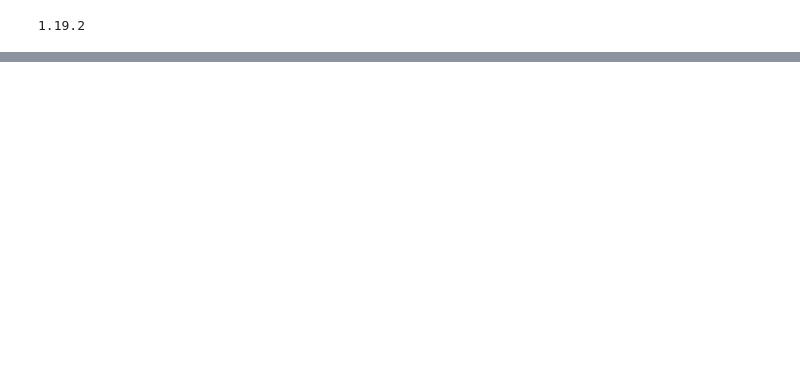
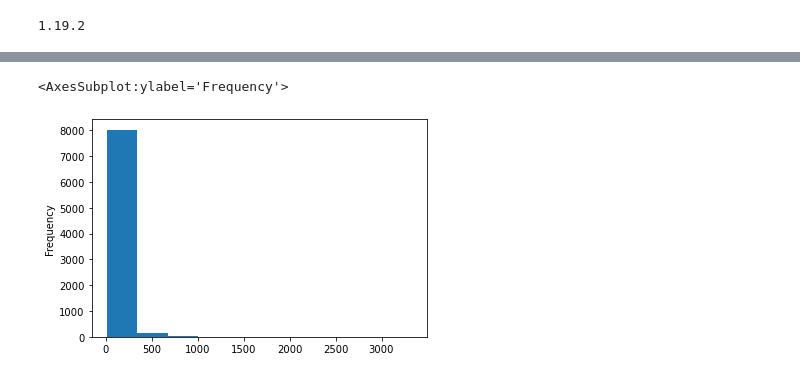
Before and after one commit to Jiawei997/i2p, a Jupyter notebook: pra_5.ipynb, the cells around one changed output, grey strips where cells are left out. Drawn from its saved outputs; the diff is of its cells as text; code cells hidden in the pictures; blank space fills up the shorter version.

```diff
--- a/pra_5.ipynb
+++ b/pra_5.ipynb
@@ -535,0 +555,7 @@ df.z.describe()
+# %%
+df['iqs'] = (df.price - df.price.quantile(0.25))/(df.price.quantile(0.75)-df.price.quantile(0.25))
+df.iqs.describe()
+# %%
+#The IQR-standardised score, given by i = (x - Q1)/(Q3 - Q1)
+df['iqs'] = (df.price-df.price.quantile(0.25))/(df.price.quantile(0.75)-df.price.quantile(0.25))
+df.iqs.describe()
@@ -535,0 +572,5 @@ df.z.describe()
+# %%
+#ln(x)
+import numpy as np
+df['lnprice'] = np.log(df.price)
+df.lnprice.describe()
@@ -535,0 +592,6 @@ df.z.describe()
+# %%
+#Histograms
+df.price.plot.hist() # histogram
+# %% [output]
+<AxesSubplot:ylabel='Frequency'>
+[figure, added]
```
Also changed, not shown: parts of 14 cells of this notebook.
